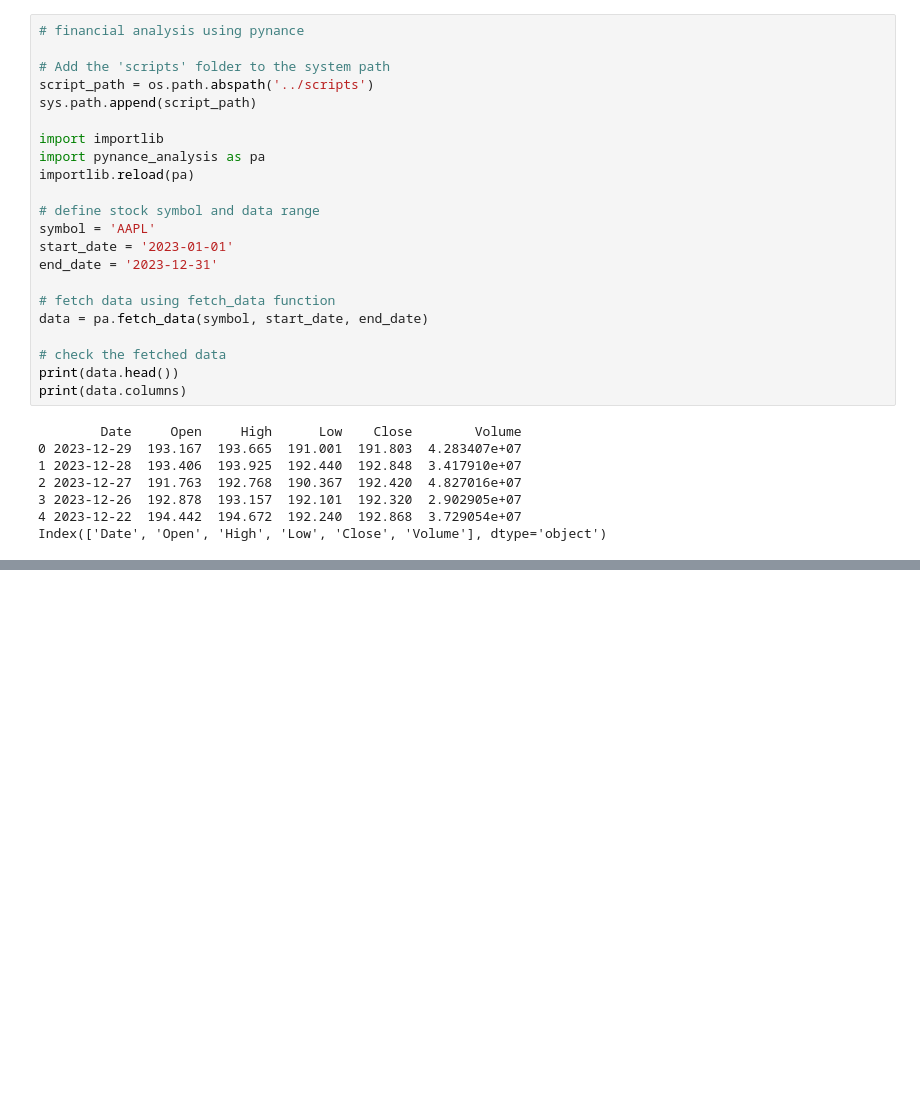
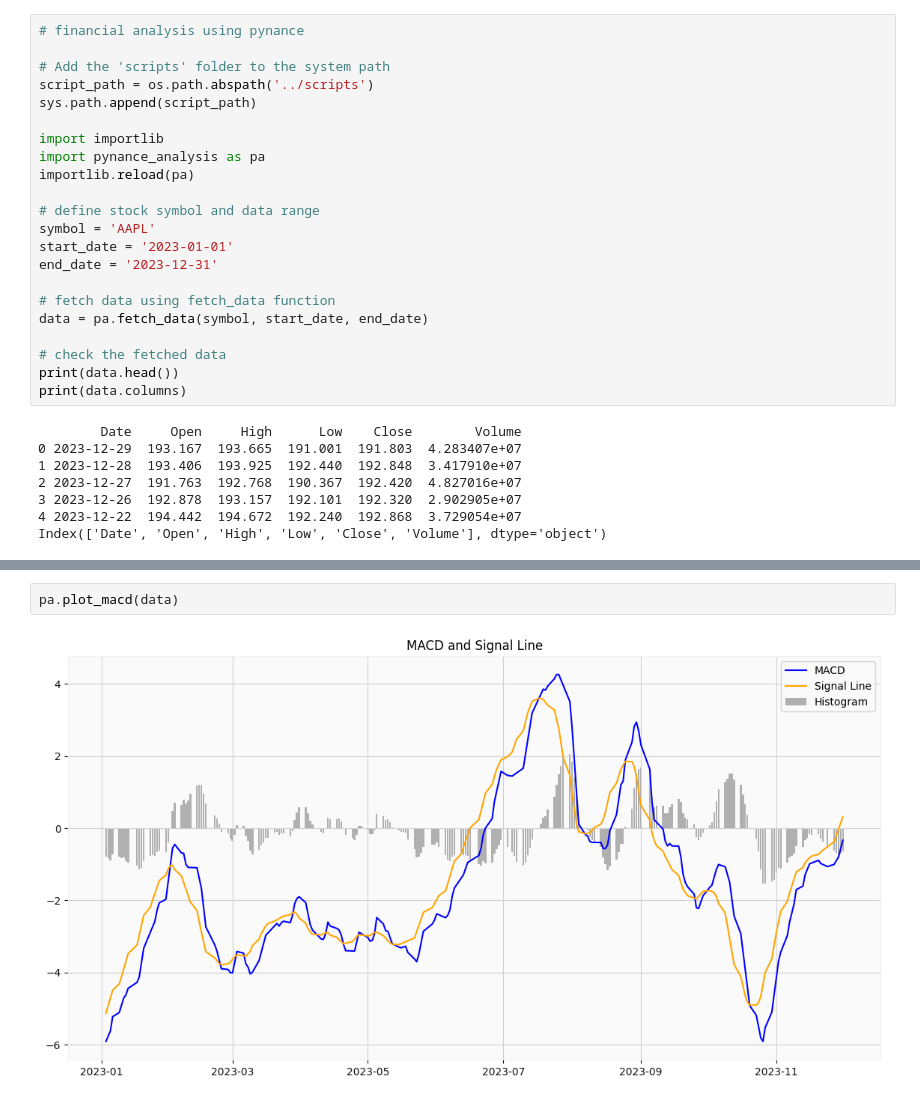
Before and after one commit to Nahom-ketsela/kaim-week-01, a Jupyter notebook: notebooks/APPL_analysis.ipynb, the cells around one changed output, grey strips where cells are left out. Drawn from its saved outputs; the diff is of its cells as text; blank space fills up the shorter version.

```diff
--- a/notebooks/APPL_analysis.ipynb
+++ b/notebooks/APPL_analysis.ipynb
@@ -172,0 +180,4 @@ pa.plot_close_with_indicators(data)
+# %%
+pa.plot_macd(data)
+# %% [output]
+[figure, added]
```
Also changed, not shown: parts of 5 cells of this notebook, 1 other file.
